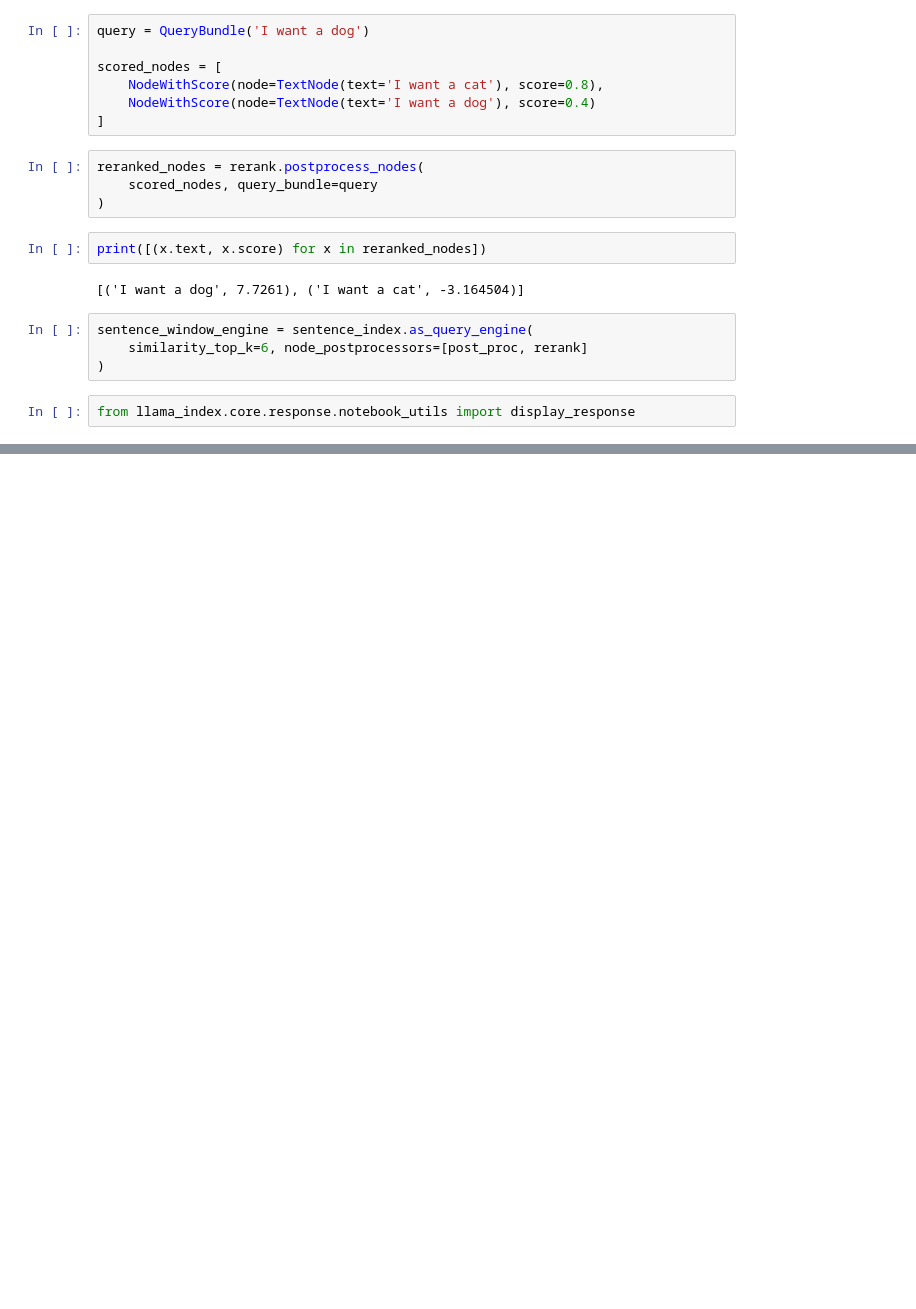
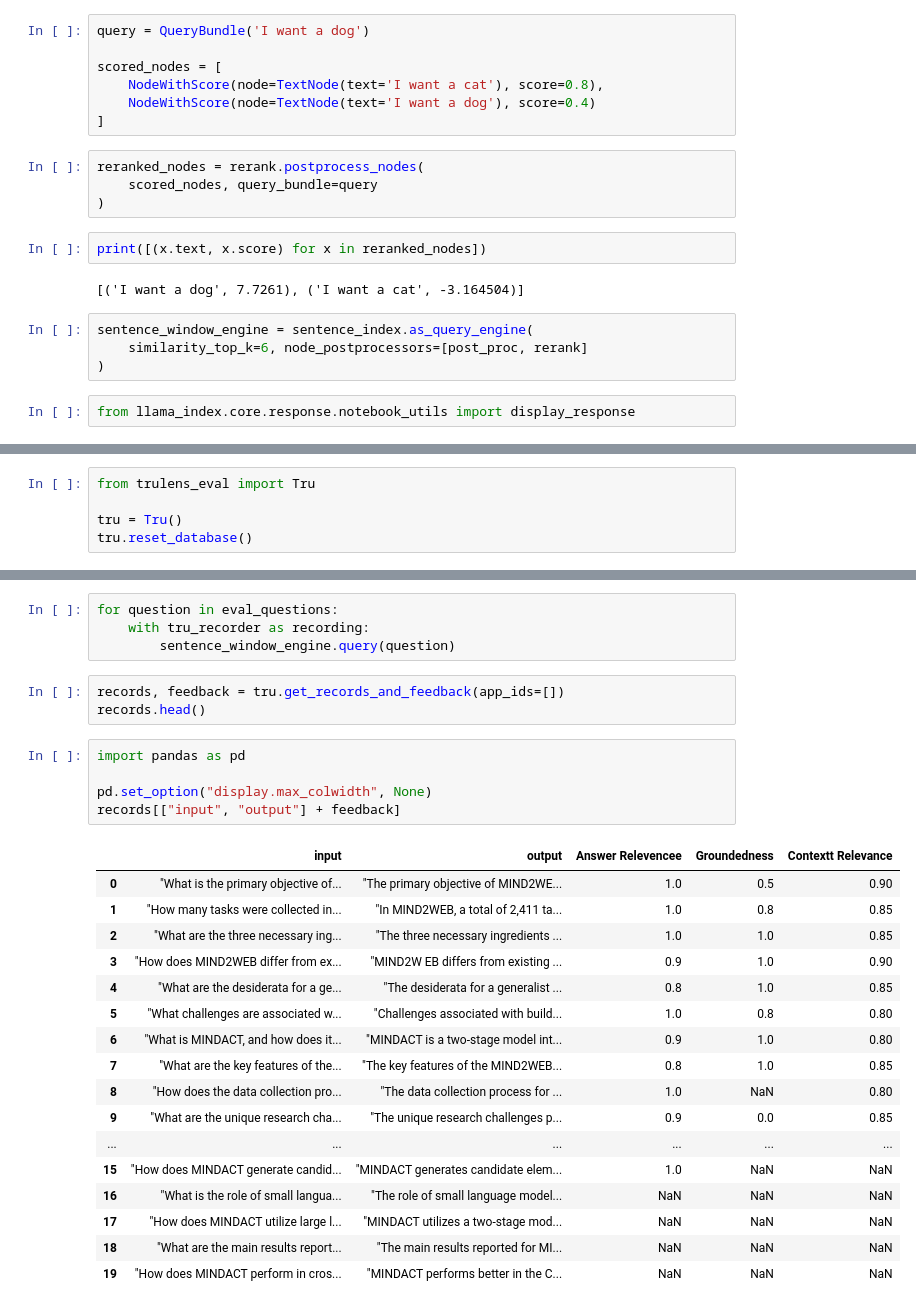
Before and after one commit to IbnAbeeAli/DatumSpeak, a Jupyter notebook: llama-index.ipynb, the cells around one changed output, grey strips where cells are left out. Drawn from its saved outputs; the diff is of its cells as text; blank space fills up the shorter version.

Commit message:
Successfully implemented trulens evaluations on basic RAG

```diff
--- a/llama-index.ipynb
+++ b/llama-index.ipynb
@@ -237,0 +302,5 @@ display_response(sentence_response)
+# %%
+from trulens_eval import Tru
+
+tru = Tru()
+tru.reset_database()
@@ -237,0 +445,30 @@ display_response(sentence_response)
+# %%
+for question in eval_questions:
+    with tru_recorder as recording:
+        sentence_window_engine.query(question)
+# %%
+records, feedback = tru.get_records_and_feedback(app_ids=[])
+records.head()
+# %%
+import pandas as pd
+
+pd.set_option("display.max_colwidth", None)
+records[["input", "output"] + feedback]
+# %% [output]
+|  | input | output | Answer Relevencee | Groundedness | Contextt Relevance |
+| 0 | "What is the primary objective of... | "The primary objective of MIND2WE... | 1.0 | 0.5 | 0.90 |
+| 1 | "How many tasks were collected in... | "In MIND2WEB, a total of 2,411 ta... | 1.0 | 0.8 | 0.85 |
+| 2 | "What are the three necessary ing... | "The three necessary ingredients ... | 1.0 | 1.0 | 0.85 |
+| 3 | "How does MIND2WEB differ from ex... | "MIND2W EB differs from existing ... | 0.9 | 1.0 | 0.90 |
+| 4 | "What are the desiderata for a ge... | "The desiderata for a generalist ... | 0.8 | 1.0 | 0.85 |
+| 5 | "What challenges are associated w... | "Challenges associated with build... | 1.0 | 0.8 | 0.80 |
+| 6 | "What is MINDACT, and how does it... | "MINDACT is a two-stage model int... | 0.9 | 1.0 | 0.80 |
+| 7 | "What are the key features of the... | "The key features of the MIND2WEB... | 0.8 | 1.0 | 0.85 |
+| 8 | "How does the data collection pro... | "The data collection process for ... | 1.0 | NaN | 0.80 |
+| 9 | "What are the unique research cha... | "The unique research challenges p... | 0.9 | 0.0 | 0.85 |
+| ... | ... | ... | ... | ... | ... |
+| 15 | "How does MINDACT generate candid... | "MINDACT generates candidate elem... | 1.0 | NaN | NaN |
+| 16 | "What is the role of small langua... | "The role of small language model... | NaN | NaN | NaN |
+| 17 | "How does MINDACT utilize large l... | "MINDACT utilizes a two-stage mod... | NaN | NaN | NaN |
+| 18 | "What are the main results report... | "The main results reported for MI... | NaN | NaN | NaN |
+| 19 | "How does MINDACT perform in cros... | "MINDACT performs better in the C... | NaN | NaN | NaN |
```
Also changed, not shown: parts of 31 cells of this notebook, 8 other files.
